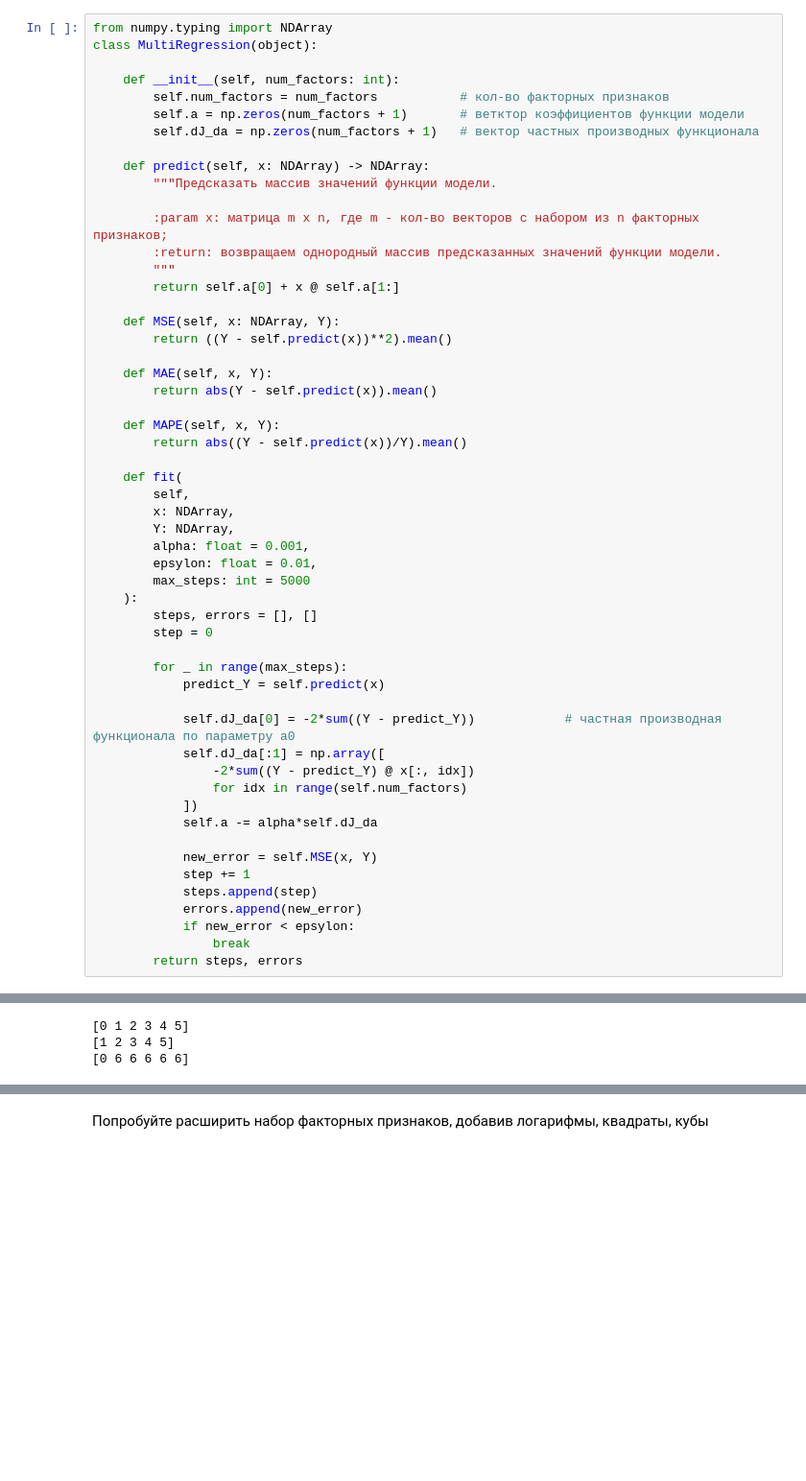
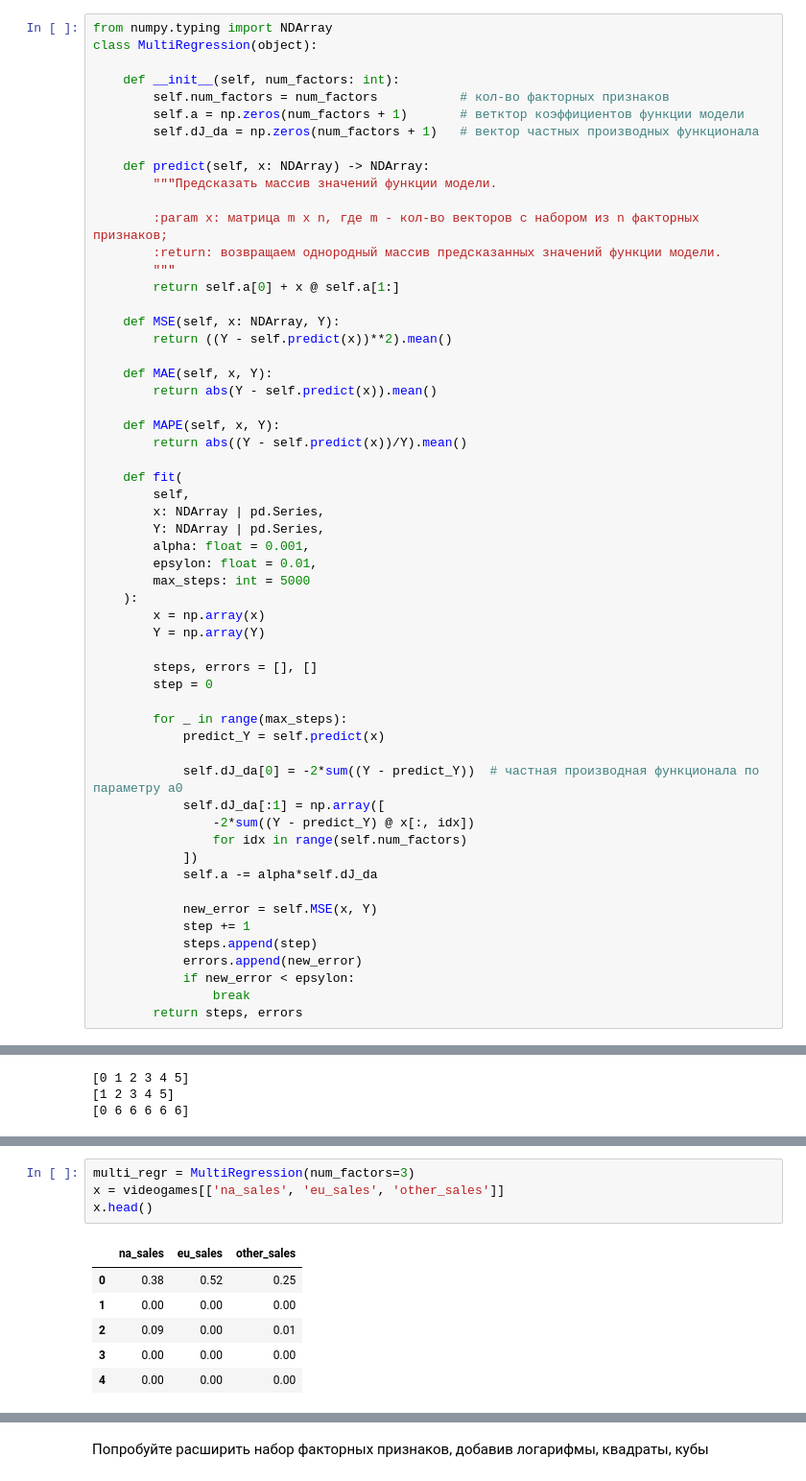
Before and after one commit to bobrotopor/AI, a Jupyter notebook: regression/regression_1.ipynb, the cells around one changed output, grey strips where cells are left out. Shown at 96% size. Cells and saved outputs as stored; diff of their text form; blank space fills up the shorter version.

```diff
--- a/regression/regression_1.ipynb
+++ b/regression/regression_1.ipynb
@@ -317,19 +316,22 @@ class MultiRegression(object):
 
     def fit(
         self,
-        x: NDArray,
-        Y: NDArray,
+        x: NDArray | pd.Series,
+        Y: NDArray | pd.Series,
         alpha: float = 0.001,
         epsylon: float = 0.01,
         max_steps: int = 5000
     ):
+        x = np.array(x)
+        Y = np.array(Y)
+
         steps, errors = [], []
         step = 0
 
         for _ in range(max_steps):
             predict_Y = self.predict(x)
 
-            self.dJ_da[0] = -2*sum((Y - predict_Y))            # частная производная функционала по параметру a0
+            self.dJ_da[0] = -2*sum((Y - predict_Y))  # частная производная функционала по параметру a0
             self.dJ_da[:1] = np.array([
                 -2*sum((Y - predict_Y) @ x[:, idx])
                 for idx in range(self.num_factors)
@@ -355,0 +366,11 @@ print(a)
+# %%
+multi_regr = MultiRegression(num_factors=3)
+x = videogames[['na_sales',	'eu_sales',	'other_sales']]
+x.head()
+# %% [output]
+|  | na_sales | eu_sales | other_sales |
+| 0 | 0.38 | 0.52 | 0.25 |
+| 1 | 0.00 | 0.00 | 0.00 |
+| 2 | 0.09 | 0.00 | 0.01 |
+| 3 | 0.00 | 0.00 | 0.00 |
+| 4 | 0.00 | 0.00 | 0.00 |
```
Also changed, not shown: parts of 4 cells of this notebook.
